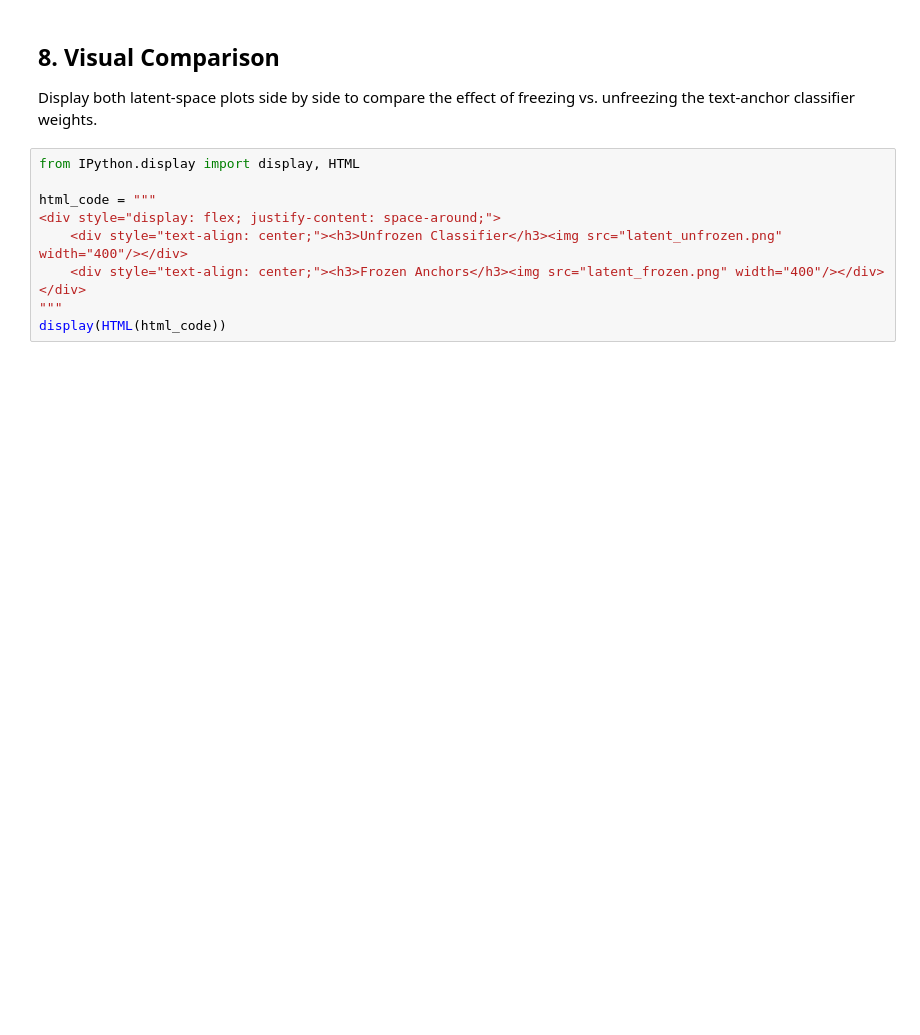
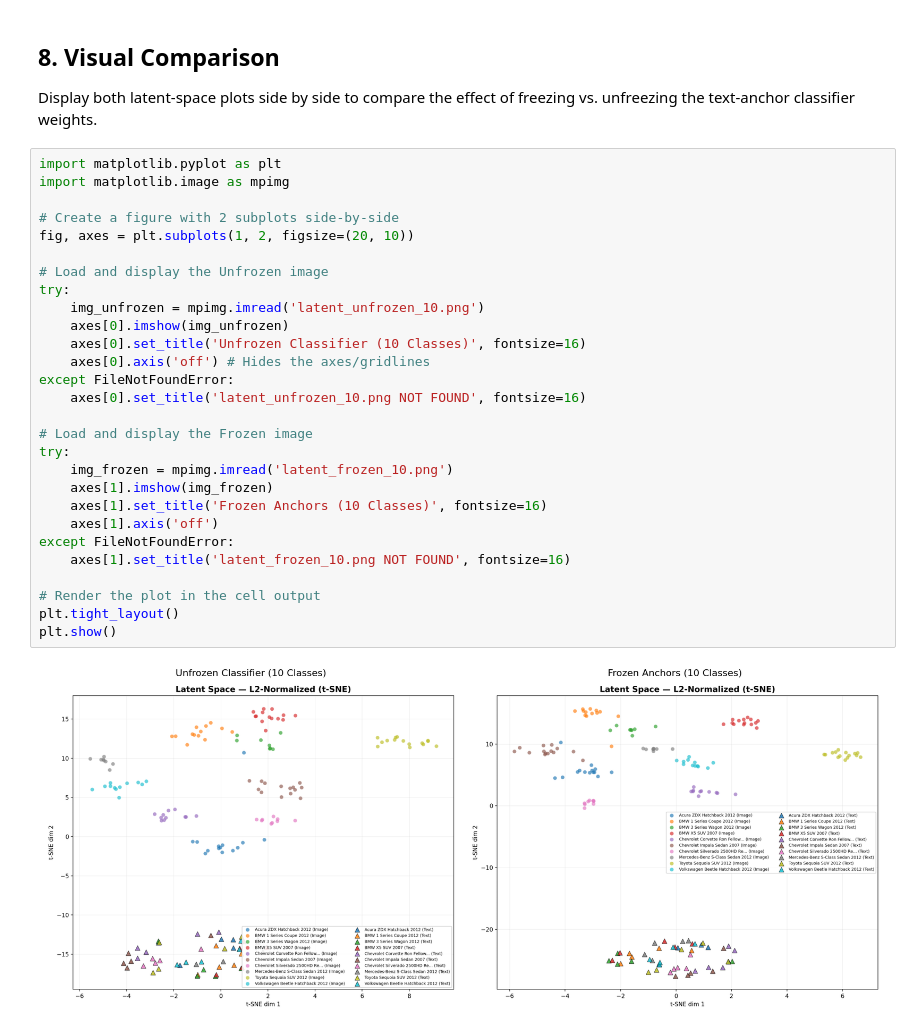
Before and after one commit to arulagarwal/CS5330-Final_Project, a Jupyter notebook: UML_Colab_Pipeline.ipynb, the cells around one changed output. Drawn from its saved outputs; the diff is of its cells as text; blank space fills up the shorter version.

```diff
--- a/UML_Colab_Pipeline.ipynb
+++ b/UML_Colab_Pipeline.ipynb
@@ -83,13 +197,33 @@ Generate L2-normalized t-SNE scatter plots for both ablation checkpoints. Image
 ## 8. Visual Comparison
 
 Display both latent-space plots side by side to compare the effect of freezing vs. unfreezing the text-anchor classifier weights.
-# %%
-from IPython.display import display, HTML
-
-html_code = """
-<div style="display: flex; justify-content: space-around;">
-    <div style="text-align: center;"><h3>Unfrozen Classifier</h3><img src="latent_unfrozen.png" width="400"/></div>
-    <div style="text-align: center;"><h3>Frozen Anchors</h3><img src="latent_frozen.png" width="400"/></div>
-</div>
-"""
-display(HTML(html_code))
+# %%
+import matplotlib.pyplot as plt
+import matplotlib.image as mpimg
+
+# Create a figure with 2 subplots side-by-side
+fig, axes = plt.subplots(1, 2, figsize=(20, 10))
+
+# Load and display the Unfrozen image
+try:
+    img_unfrozen = mpimg.imread('latent_unfrozen_10.png')
+    axes[0].imshow(img_unfrozen)
+    axes[0].set_title('Unfrozen Classifier (10 Classes)', fontsize=16)
+    axes[0].axis('off') # Hides the axes/gridlines
+except FileNotFoundError:
+    axes[0].set_title('latent_unfrozen_10.png NOT FOUND', fontsize=16)
+
+# Load and display the Frozen image
+try:
+    img_frozen = mpimg.imread('latent_frozen_10.png')
+    axes[1].imshow(img_frozen)
+    axes[1].set_title('Frozen Anchors (10 Classes)', fontsize=16)
+    axes[1].axis('off')
+except FileNotFoundError:
+    axes[1].set_title('latent_frozen_10.png NOT FOUND', fontsize=16)
+
+# Render the plot in the cell output
+plt.tight_layout()
+plt.show()
+# %% [output]
+[figure, added]
```
Also changed, not shown: parts of 9 cells of this notebook, 7 other files.
